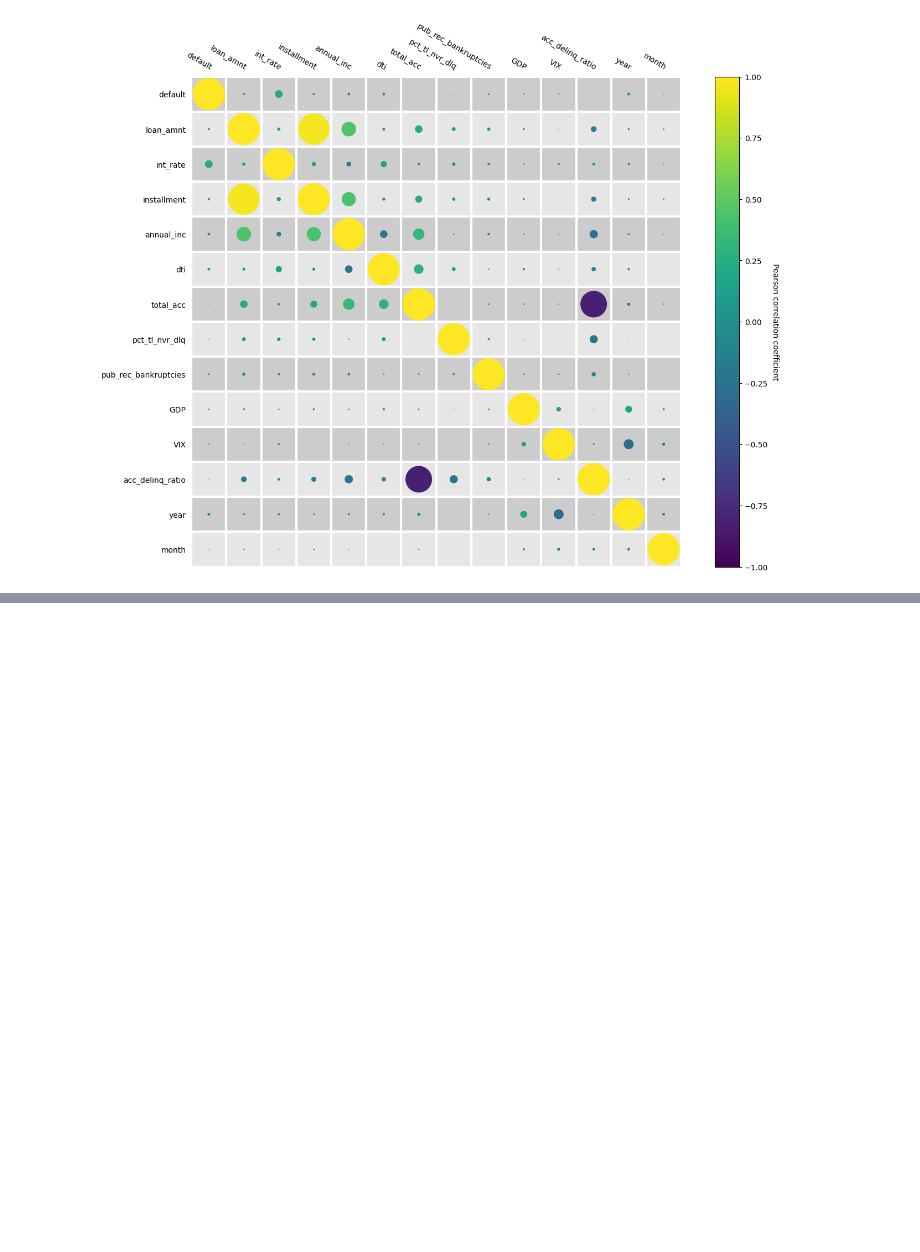
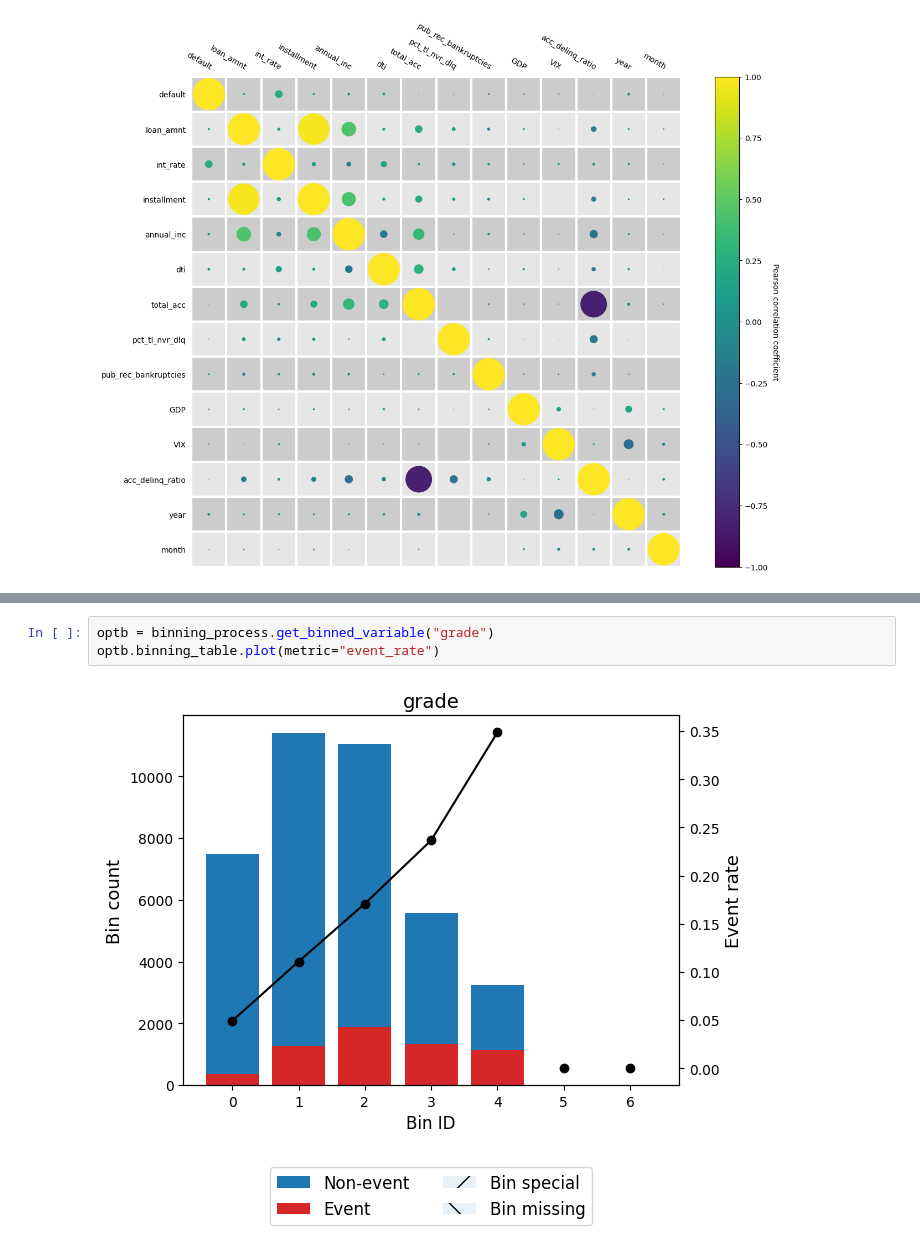
Before and after one commit to AleFax99/Automated_Portfolio_Management_for_P2P_Lending, a Jupyter notebook: PD_Prediction.ipynb, the cells around one changed output, grey strips where cells are left out. Cells and saved outputs as stored; diff of their text form; blank space fills up the shorter version.

```diff
--- a/PD_Prediction.ipynb
+++ b/PD_Prediction.ipynb
@@ -322,0 +418,5 @@ plt.show()
+# %%
+optb = binning_process.get_binned_variable("grade")
+optb.binning_table.plot(metric="event_rate")
+# %% [output]
+[figure, added]
```
Also changed, not shown: parts of 17 cells of this notebook.
